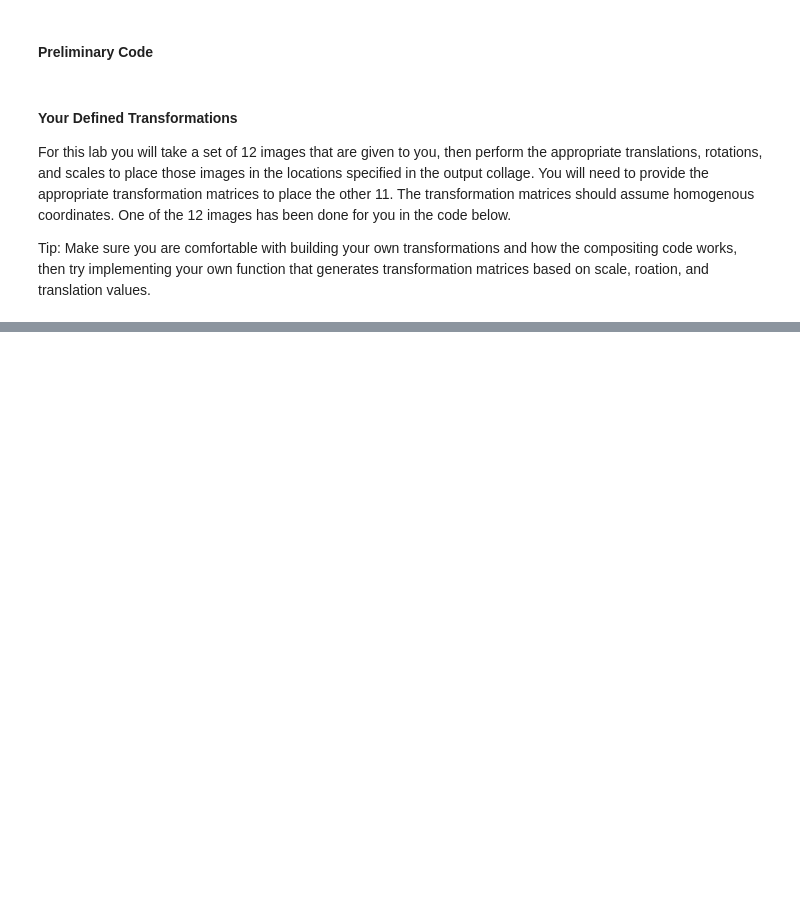
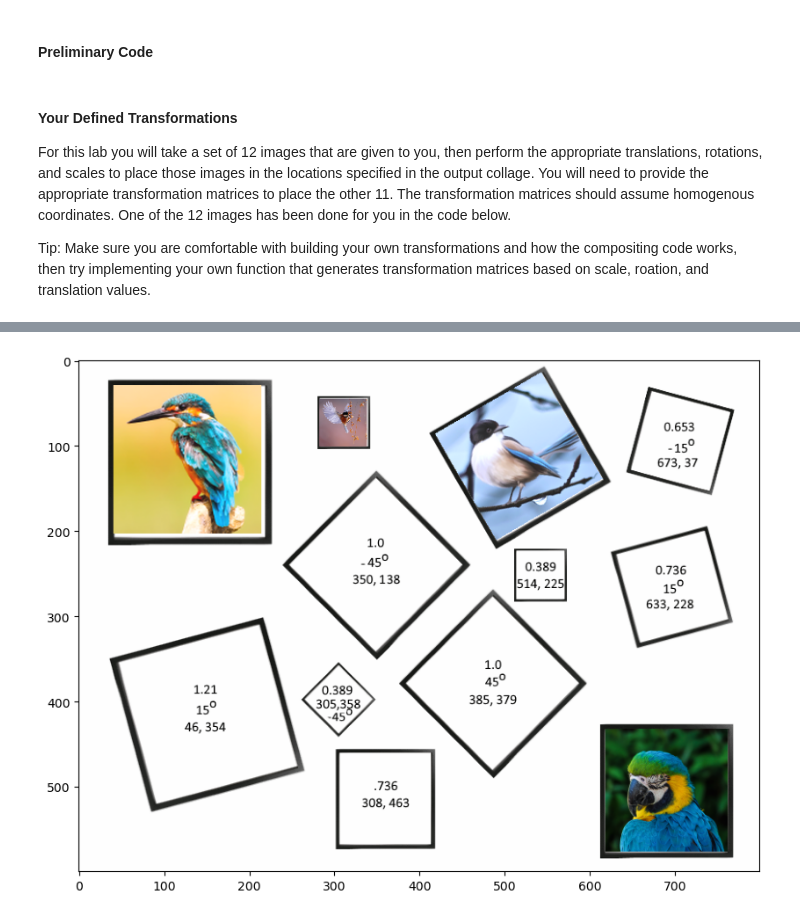
Before and after one commit to Owen-Senowitz/CSCI-4150-Computer-Vision, a Jupyter notebook: Lab 3/Lab3-ImageTransformations.ipynb, the cells around one changed output, grey strips where cells are left out. Cells and saved outputs as stored; diff of their text form; code cells hidden in the pictures; blank space fills up the shorter version.

Commit message:
rotation for image 3 complete

```diff
--- a/Lab 3/Lab3-ImageTransformations.ipynb
+++ b/Lab 3/Lab3-ImageTransformations.ipynb
@@ -64,0 +43,66 @@ plt.show()
+# %%
+#Open the two images
+filename = "PictureFrameCollage.png"
+frame = Image.open(filename).convert("RGB")
+filename0 = "Bird0.png"
+im0 = Image.open(filename0).convert("RGB")
+filename1 = "Bird1.png"
+im1 = Image.open(filename1).convert("RGB")
+filename2 = "Bird2.png"
+im2 = Image.open(filename2).convert("RGB")
+filename3 = "Bird3.png"
+im3 = Image.open(filename3).convert("RGB")
+filename4 = "Bird4.png"
+im4 = Image.open(filename4).convert("RGB")
+filename5 = "Bird5.png"
+im5 = Image.open(filename5).convert("RGB")
+filename6 = "Bird6.png"
+im6 = Image.open(filename6).convert("RGB")
+filename7 = "Bird7.png"
+im7 = Image.open(filename7).convert("RGB")
+filename8 = "Bird8.png"
+im8 = Image.open(filename8).convert("RGB")
+filename9 = "Bird9.png"
+im9 = Image.open(filename9).convert("RGB")
+filename10 = "Bird10.png"
+im10 = Image.open(filename10).convert("RGB")
+filename11 = "Bird11.png"
+im11 = Image.open(filename11).convert("RGB")
+
+
+#Define the transformation to the first picture frame
+transformation0 = np.matrix([[1,0,619],[0,1,433],[0,0,1]])
+transformation1 = np.matrix([[1.21, 0, 41], [0, 1.21, 30], [0, 0, 1]])
+transformation2 = np.matrix([[0.389, 0, 283], [0, 0.389, 46], [0, 0, 1]])
+# Create transformation for im3
+theta_deg = -30          # Rotation angle in degrees
+theta_rad = math.radians(theta_deg)  # Convert angle to radians
+s = 1.0                 # Scale factor
+tx = 419                # Translation along the x-axis
+ty = 87                 # Translation along the y-axis
+
+# Compute cosine and sine of the rotation angle
+cos_theta = math.cos(theta_rad)
+sin_theta = math.sin(theta_rad)
+
+# Construct the transformation matrix
+transformation3 = np.matrix([
+    [cos_theta * s, -sin_theta * s, tx],
+    [sin_theta * s,  cos_theta * s, ty],
+    [0,              0,             1 ]
+])
+
+#Compose the two images together
+result = compose(frame, im0, transformation0)
+result = compose(result, im1, transformation1)
+result = compose(result, im2, transformation2)
+result = compose(result, im3, transformation3)
+
+#Show the result
+plt.imshow(result)
+plt.show()
+
+#Uncomment this line if you want to save the image
+#result.save("Output.png")
+# %% [output]
+[figure, added]
```
Also changed, not shown: parts of 1 cell of this notebook, 2 other files.
